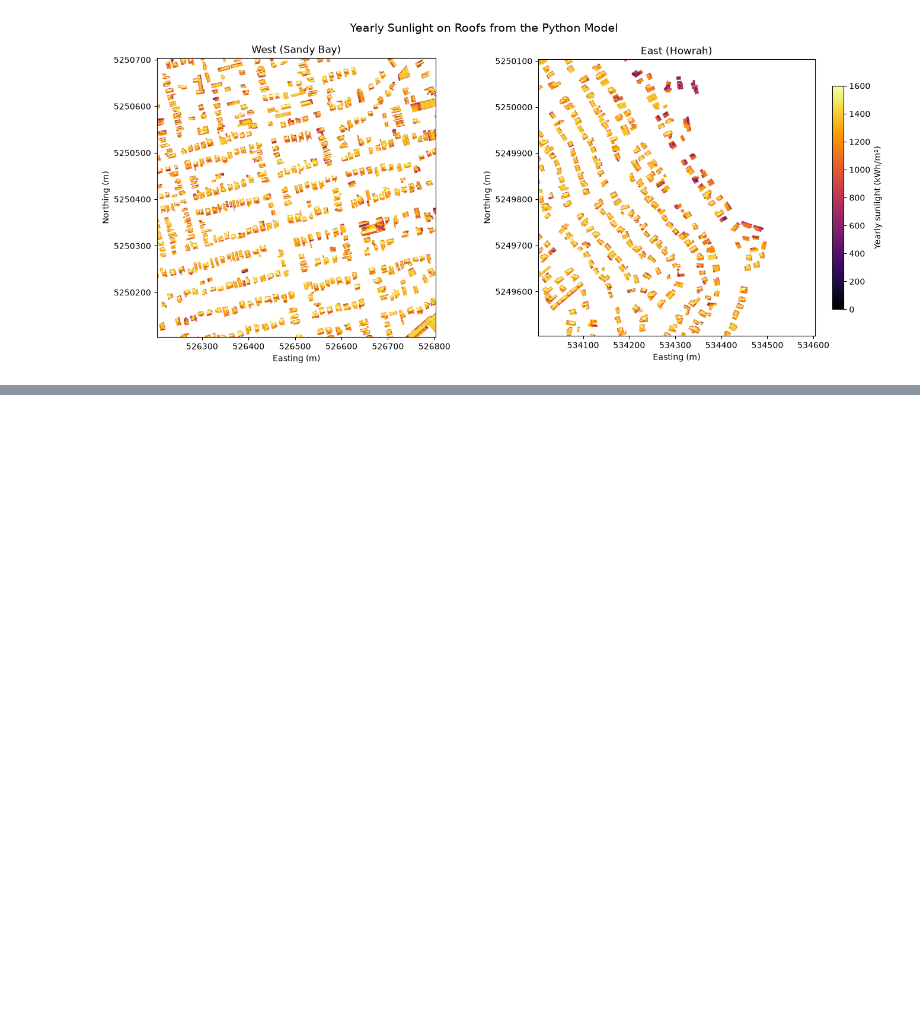
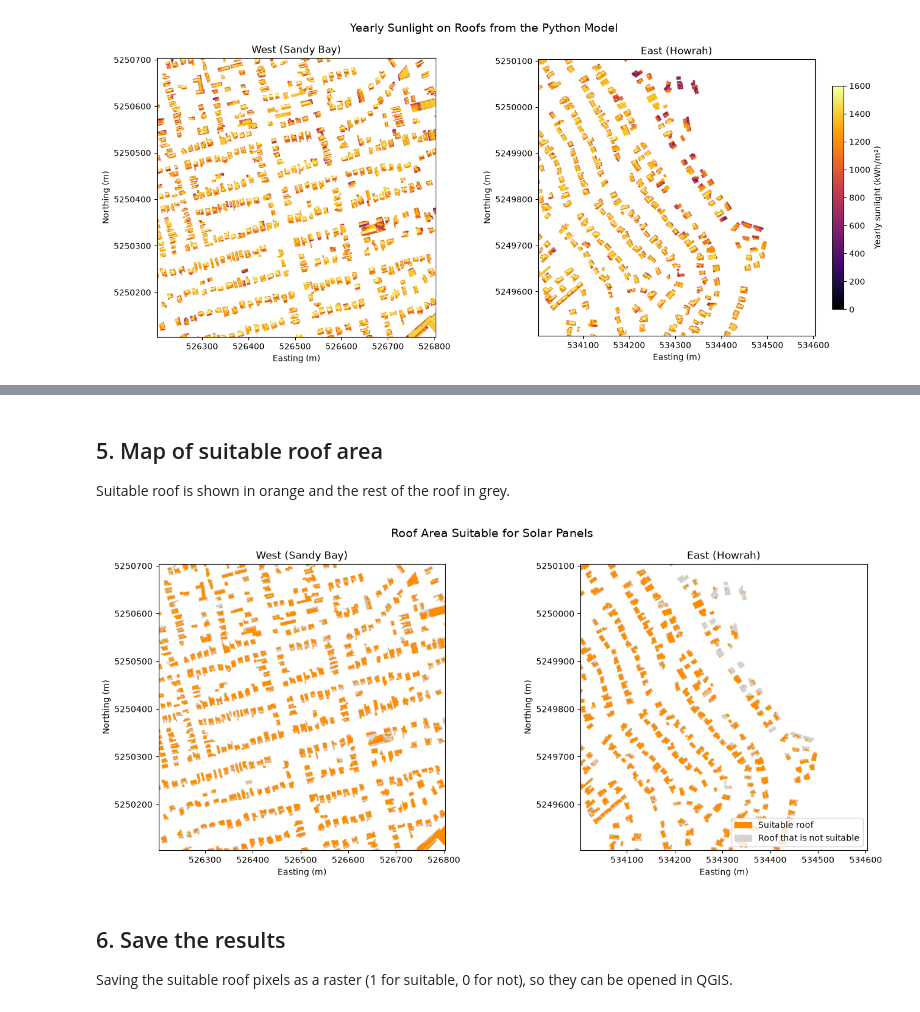
Before and after one commit to University-of-Tasmania-GPSS/AT3_Group1_2026, a Jupyter notebook: 03Comparison.ipynb, the cells around one changed output, grey strips where cells are left out. Drawn from its saved outputs; the diff is of its cells as text; code cells hidden in the pictures; blank space fills up the shorter version.

Commit message:
Reproduced figures needed for webpage, editing and runthrough of code, realised og code script was not in the repo so everything has been moved across

```diff
--- a/03Comparison.ipynb
+++ b/03Comparison.ipynb
@@ -273,0 +196,13 @@ plt.show()
+# %%
+# A pixel is suitable if it is on a roof, is not a wall and gets
+# enough sun. The & means all three have to be true
+
+# West (Sandy Bay)
+west_suitable = (
+    west_roofs & (west_slope <= max_slope) & (west_model >= min_sunlight)
+)
+
+# East (Howrah)
+east_suitable = (
+    east_roofs & (east_slope <= max_slope) & (east_model >= min_sunlight)
+)
@@ -273,0 +228,53 @@ plt.show()
+# %% [markdown]
+## 5. Map of suitable roof area
+
+Suitable roof is shown in orange and the rest of the roof in grey.
+# %%
+# Give each roof pixel a class: 1 for roof that is not suitable and
+# 2 for suitable roof. Pixels that are not roof are left blank
+west_classes = np.where(west_roofs, 1.0, np.nan)
+west_classes[west_suitable] = 2
+
+east_classes = np.where(east_roofs, 1.0, np.nan)
+east_classes[east_suitable] = 2
+
+# Grey for class 1 and orange for class 2
+colours = ListedColormap(["lightgrey", "darkorange"])
+
+fig, axes = plt.subplots(1, 2, figsize=(14, 6))
+
+# West (Sandy Bay)
+axes[0].imshow(
+    west_classes, cmap=colours, vmin=1, vmax=2, extent=west_extent
+)
+axes[0].set_title("West (Sandy Bay)")
+axes[0].set_xlabel("Easting (m)")
+axes[0].set_ylabel("Northing (m)")
+axes[0].ticklabel_format(style="plain", useOffset=False)
+
+# East (Howrah)
+axes[1].imshow(
+    east_classes, cmap=colours, vmin=1, vmax=2, extent=east_extent
+)
+axes[1].set_title("East (Howrah)")
+axes[1].set_xlabel("Easting (m)")
+axes[1].set_ylabel("Northing (m)")
+axes[1].ticklabel_format(style="plain", useOffset=False)
+
+# A legend with one box for each class
+legend_boxes = [
+    Patch(color="darkorange", label="Suitable roof"),
+    Patch(color="lightgrey", label="Roof that is not suitable"),
+]
+axes[1].legend(handles=legend_boxes, loc="lower right")
+
+fig.suptitle("Roof Area Suitable for Solar Panels", fontsize=14)
+plt.tight_layout()
+fig.savefig("Images/suitable_roof_area.png", dpi=200, bbox_inches="tight")
+plt.show()
+# %% [output]
+[figure, added]
+# %% [markdown]
+## 6. Save the results
+
+Saving the suitable roof pixels as a raster (1 for suitable, 0 for not), so they can be opened in QGIS.
```
Also changed, not shown: parts of 18 cells of this notebook, 7 other files.
